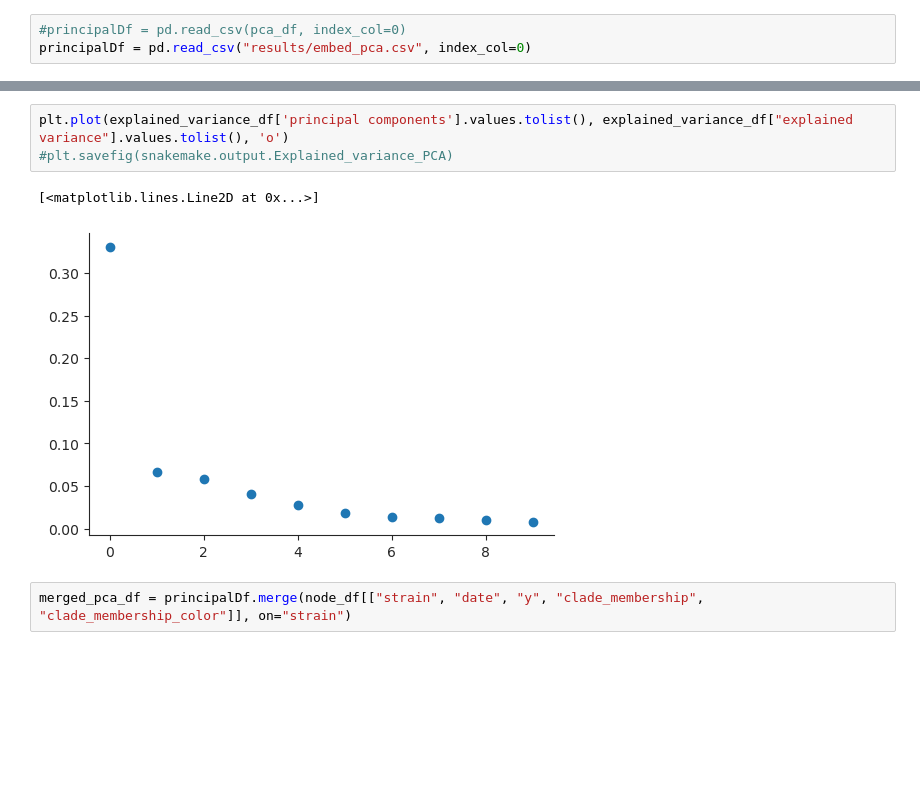
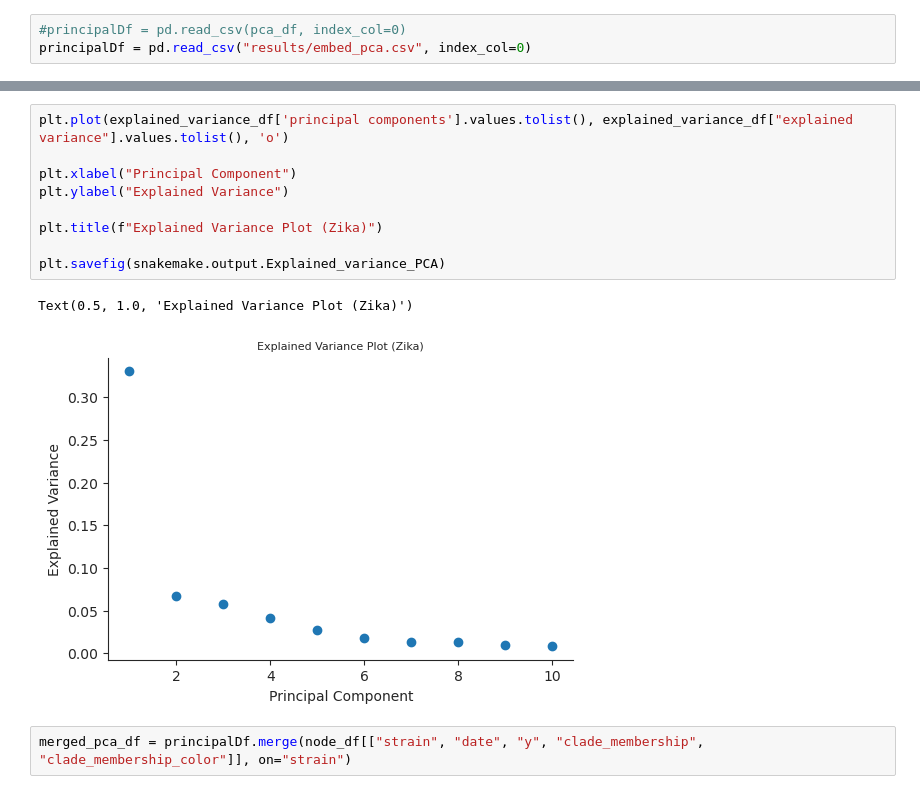
Before and after one commit to blab/cartography, a Jupyter notebook: zika-nextstrain/2019-08-08FinalNotebookZika.ipynb, the cells around one changed output, grey strips where cells are left out. Cells and saved outputs as stored; diff of their text form; blank space fills up the shorter version.

```diff
--- a/zika-nextstrain/2019-08-08FinalNotebookZika.ipynb
+++ b/zika-nextstrain/2019-08-08FinalNotebookZika.ipynb
@@ -258,9 +172,15 @@ sns.despine()
 # %%
 plt.plot(explained_variance_df['principal components'].values.tolist(), explained_variance_df["explained variance"].values.tolist(), 'o')
-#plt.savefig(snakemake.output.Explained_variance_PCA)
+
+plt.xlabel("Principal Component")
+plt.ylabel("Explained Variance")
+
+plt.title(f"Explained Variance Plot (Zika)")
+
+plt.savefig(snakemake.output.Explained_variance_PCA)
 # %% [output]
-[<matplotlib.lines.Line2D at 0x...>]
+Text(0.5, 1.0, 'Explained Variance Plot (Zika)')
-[figure, old version]
+[figure, new version]
 # %%
 merged_pca_df = principalDf.merge(node_df[["strain", "date", "y", "clade_membership", "clade_membership_color"]], on="strain")
 # %%
```
Also changed, not shown: parts of 6 cells of this notebook, 2 other files.
